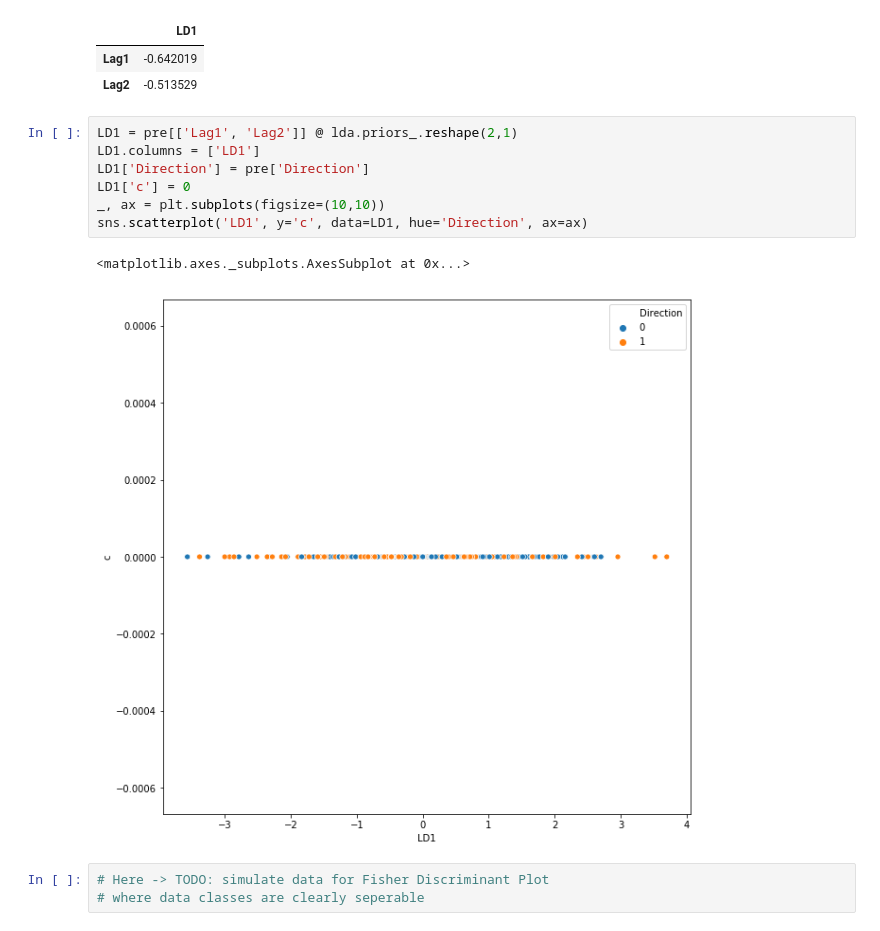
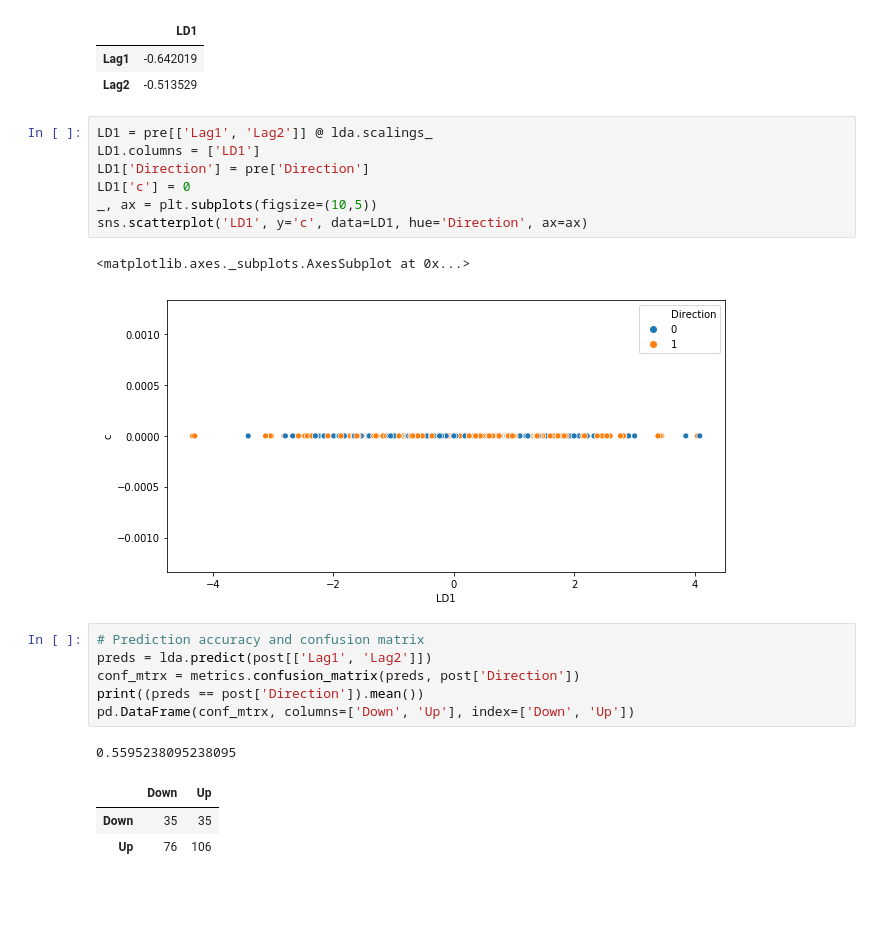
Before and after one commit to coxy1989/mlsabbatical, a Jupyter notebook: notebooks/statistical_learning/ch4_statistical_learning/lab.ipynb, the cells around one changed output. Saved outputs shown, nothing was run; the diff lists cells and outputs as text; blank space fills up the shorter version.

```diff
--- a/notebooks/statistical_learning/ch4_statistical_learning/lab.ipynb
+++ b/notebooks/statistical_learning/ch4_statistical_learning/lab.ipynb
@@ -168,15 +170,23 @@ pd.DataFrame(lda.scalings_, columns=['LD1'], index=['Lag1', 'Lag2'])
 | Lag1 | -0.642019 |
 | Lag2 | -0.513529 |
 # %%
-LD1 = pre[['Lag1', 'Lag2']] @ lda.priors_.reshape(2,1)
+LD1 = pre[['Lag1', 'Lag2']] @ lda.scalings_
 LD1.columns = ['LD1']
 LD1['Direction'] = pre['Direction']
 LD1['c'] = 0
-_, ax = plt.subplots(figsize=(10,10))
+_, ax = plt.subplots(figsize=(10,5))
 sns.scatterplot('LD1', y='c', data=LD1, hue='Direction', ax=ax)
 # %% [output]
 <matplotlib.axes._subplots.AxesSubplot at 0x...>
-[figure, old version]
+[figure, new version]
-# %%
-# Here -> TODO: simulate data for Fisher Discriminant Plot
-# where data classes are clearly seperable
+# %%
+# Prediction accuracy and confusion matrix
+preds = lda.predict(post[['Lag1', 'Lag2']])
+conf_mtrx = metrics.confusion_matrix(preds, post['Direction'])
+print((preds == post['Direction']).mean())
+pd.DataFrame(conf_mtrx, columns=['Down', 'Up'], index=['Down', 'Up'])
+# %% [output]
+0.5595238095238095
+|  | Down | Up |
+| Down | 35 | 35 |
+| Up | 76 | 106 |
```
Also changed, not shown: parts of 21 cells of this notebook.
